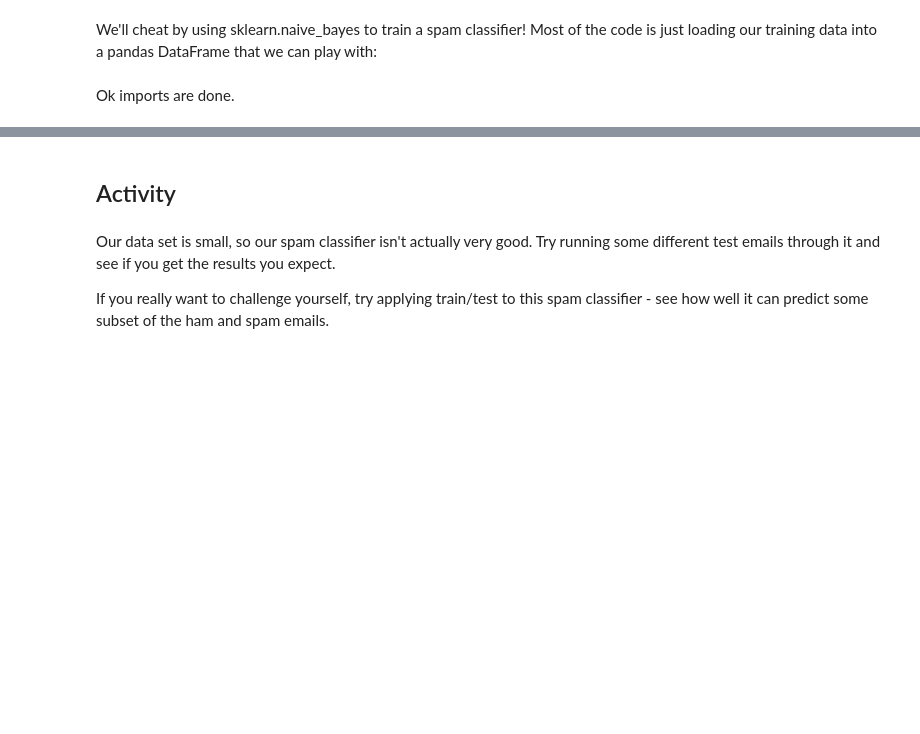
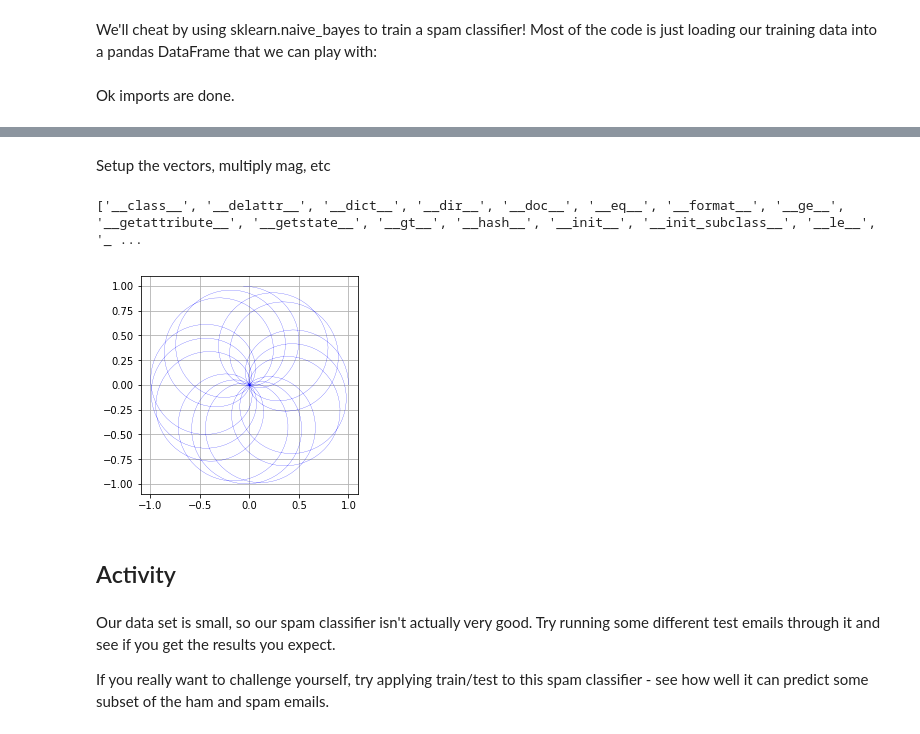
Before and after one commit to skevbrown/PythonTestPlots, a Jupyter notebook: fourierWindingPlots.ipynb, the cells around one changed output, grey strips where cells are left out. Saved outputs shown, nothing was run; the diff lists cells and outputs as text; code cells hidden in the pictures; blank space fills up the shorter version.

```diff
--- a/fourierWindingPlots.ipynb
+++ b/fourierWindingPlots.ipynb
@@ -43,3 +55,22 @@ array(['spam', 'ham'], dtype='<U4')
+# %% [markdown]
+Setup the vectors, multiply mag, etc
+# %%
+#plt.figure()
+ceFreq = 0.79
+compExp.real = np.cos(0.79*vecFreq*tiVec)
+compExp.imag = np.sin((0.79*vecFreq*tiVec))
+
+[compMag, compAng] = polarvec(compExp.real,compExp.imag); compMag = compMag * ampVec1;
+[compExp.real, compExp.imag ] = rectvec(compMag,compAng )
+
+plt.plot(compExp.real,compExp.imag,'b',linewidth=0.2)
+plt.grid(); plt.gca().set_aspect('equal', adjustable='box'); plt.draw();
+print( dir(plt.gca()) )
+plt.set_xlim([-1.5,1.5]); plt.set_ylim([-1.5,1.5]);
+plt.show();
+# %% [output]
+['__class__', '__delattr__', '__dict__', '__dir__', '__doc__', '__eq__', '__format__', '__ge__', '__getattribute__', '__getstate__', '__gt__', '__hash__', '__init__', '__init_subclass__', '__le__', '_ ...
+[figure, added]
 # %% [markdown]
 ## Activity
 # %% [markdown]
```
Also changed, not shown: parts of 11 cells of this notebook.
